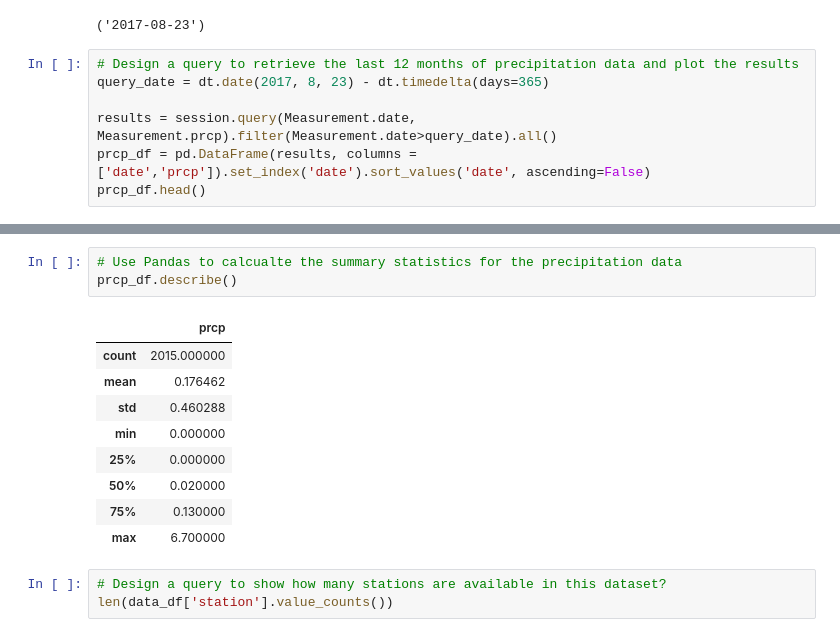
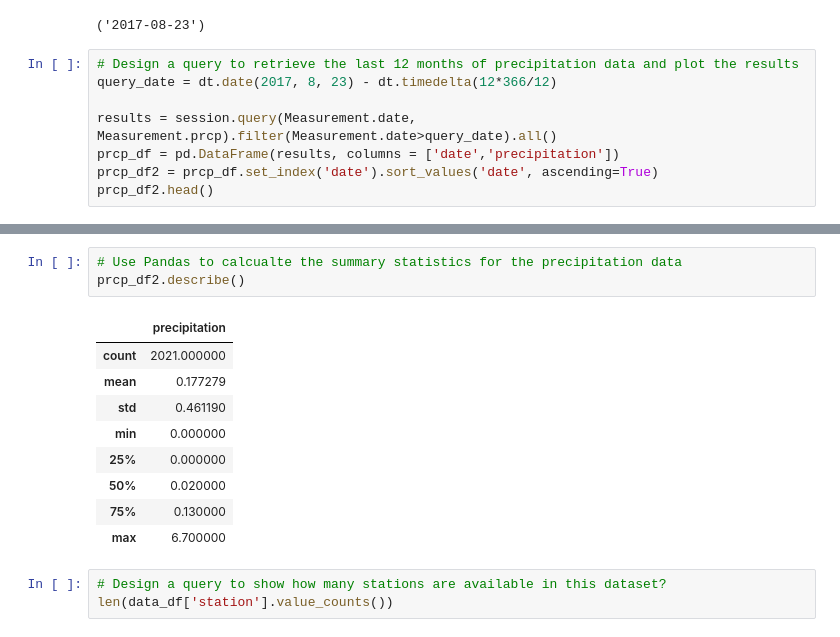
Before and after one commit to GizemYP/columbia_portfolio, a Jupyter notebook: Week10/10-Advanced-Data-Storage-and-Retrieval/Instructions/climate_starter.ipynb, the cells around one changed output, grey strips where cells are left out. Drawn from its saved outputs; the diff is of its cells as text.

```diff
--- a/Week10/10-Advanced-Data-Storage-and-Retrieval/Instructions/climate_starter.ipynb
+++ b/Week10/10-Advanced-Data-Storage-and-Retrieval/Instructions/climate_starter.ipynb
@@ -70,9 +72,10 @@ test[0]
 ('2017-08-23')
 # %%
 # Design a query to retrieve the last 12 months of precipitation data and plot the results
-query_date = dt.date(2017, 8, 23) - dt.timedelta(days=365)
+query_date = dt.date(2017, 8, 23) - dt.timedelta(12*366/12)
 
 results = session.query(Measurement.date, Measurement.prcp).filter(Measurement.date>query_date).all()
-prcp_df = pd.DataFrame(results, columns = ['date','prcp']).set_index('date').sort_values('date', ascending=False)
-prcp_df.head()
+prcp_df = pd.DataFrame(results, columns = ['date','precipitation'])
+prcp_df2 = prcp_df.set_index('date').sort_values('date', ascending=True)
+prcp_df2.head()
 # %% [output]
@@ -93,11 +95,11 @@ plt.show()
 # %%
 # Use Pandas to calcualte the summary statistics for the precipitation data
-prcp_df.describe()
+prcp_df2.describe()
 # %% [output]
-|  | prcp |
-| count | 2015.000000 |
-| mean | 0.176462 |
-| std | 0.460288 |
+|  | precipitation |
+| count | 2021.000000 |
+| mean | 0.177279 |
+| std | 0.461190 |
 | min | 0.000000 |
 | 25% | 0.000000 |
 | 50% | 0.020000 |
```
Also changed, not shown: parts of 16 cells of this notebook, 2 other files.
